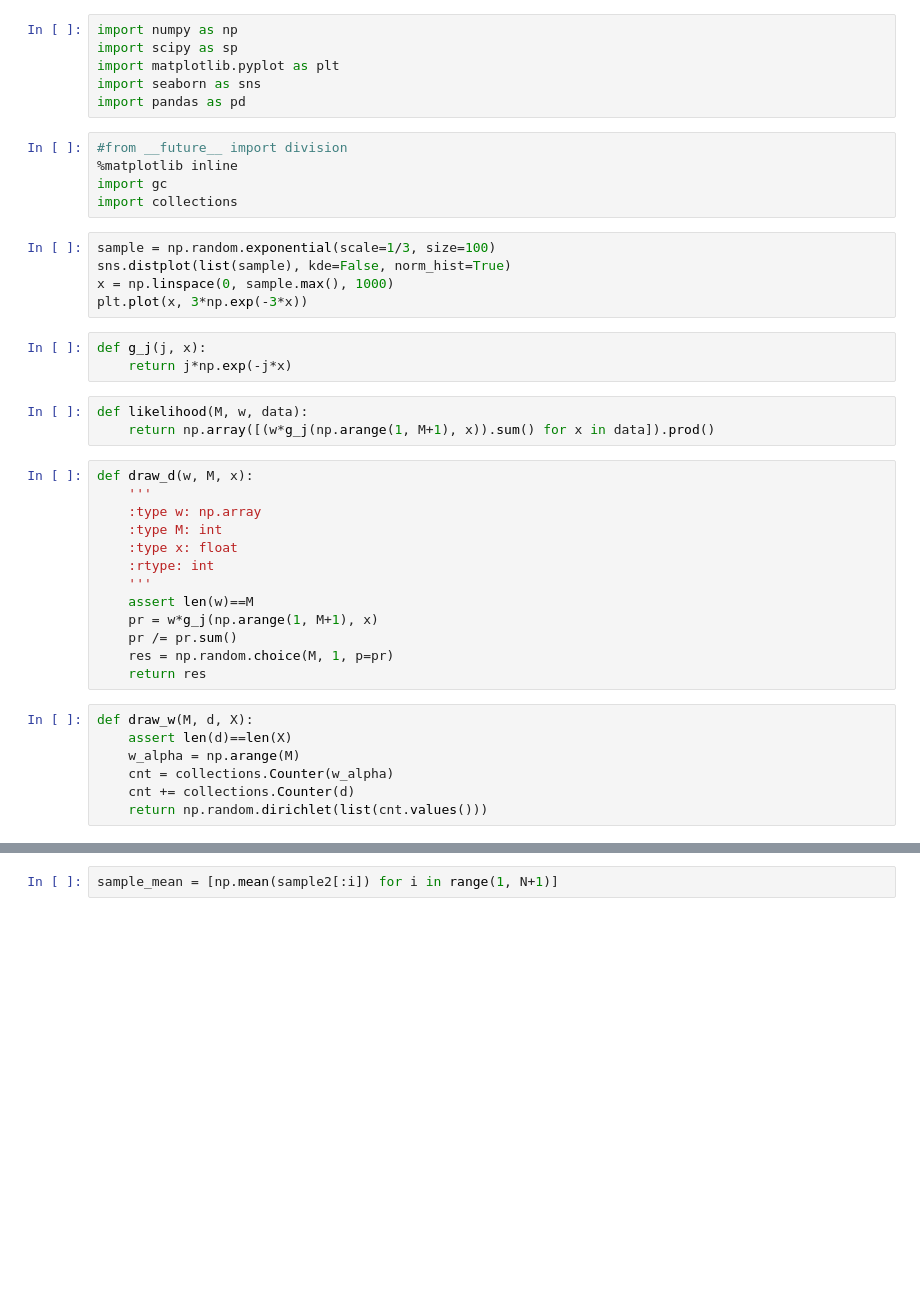
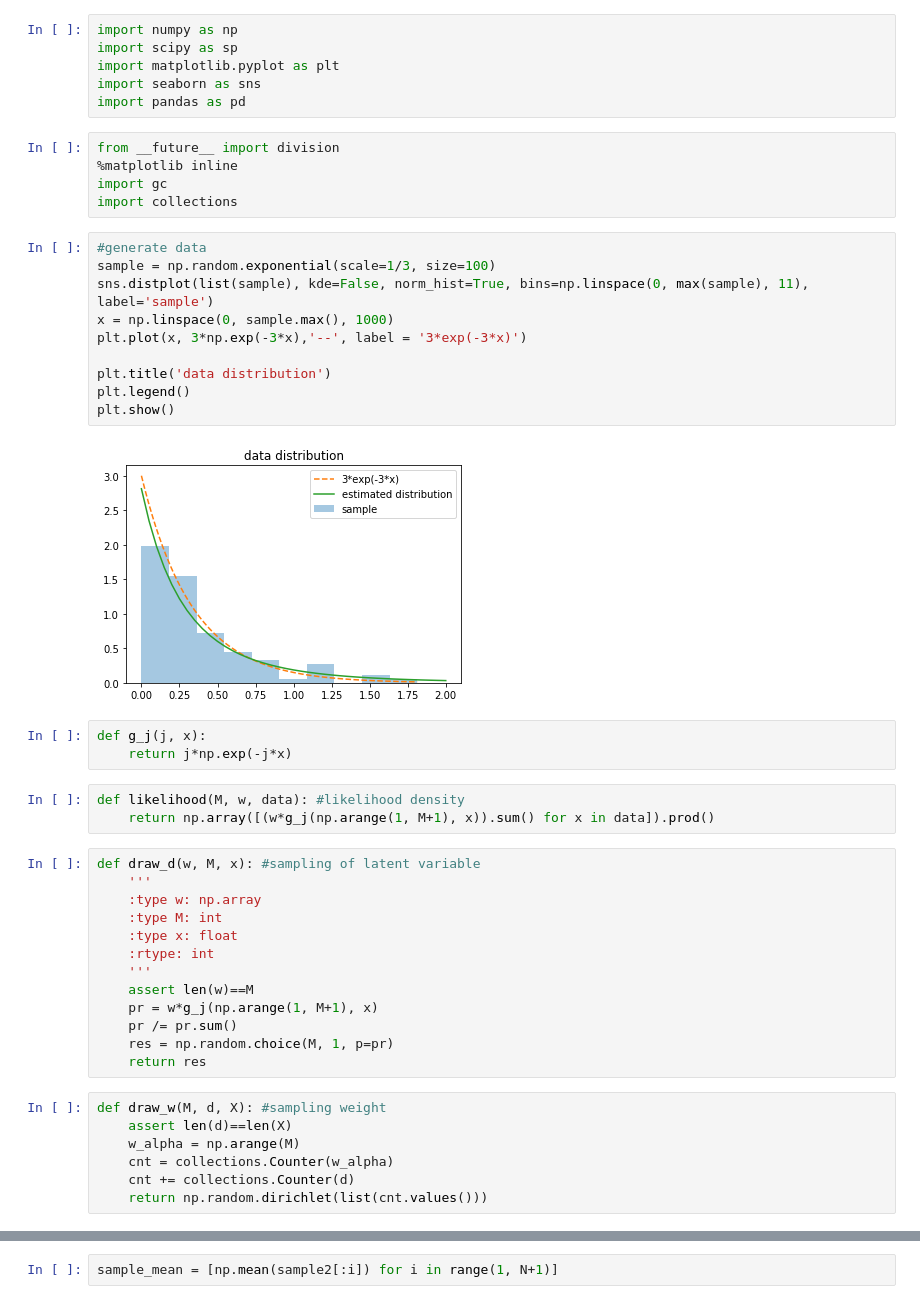
Before and after one commit to west5678/MCMC, a Jupyter notebook: hw5/Homework 5.ipynb, the cells around one changed output, grey strips where cells are left out. Cells and saved outputs as stored; diff of their text form; blank space fills up the shorter version.

```diff
--- a/hw5/Homework 5.ipynb
+++ b/hw5/Homework 5.ipynb
@@ -5,23 +5,30 @@ import matplotlib.pyplot as plt
 import seaborn as sns
 import pandas as pd
 # %%
-#from __future__ import division
+from __future__ import division
 %matplotlib inline
 import gc
 import collections
 # %%
+#generate data
 sample = np.random.exponential(scale=1/3, size=100)
-sns.distplot(list(sample), kde=False, norm_hist=True)
+sns.distplot(list(sample), kde=False, norm_hist=True, bins=np.linspace(0, max(sample), 11), label='sample')
 x = np.linspace(0, sample.max(), 1000)
-plt.plot(x, 3*np.exp(-3*x))
+plt.plot(x, 3*np.exp(-3*x),'--', label = '3*exp(-3*x)')
+
+plt.title('data distribution')
+plt.legend()
+plt.show()
+# %% [output]
+[figure, added]
 # %%
 def g_j(j, x):
     return j*np.exp(-j*x)
 # %%
-def likelihood(M, w, data):
+def likelihood(M, w, data): #likelihood density
     return np.array([(w*g_j(np.arange(1, M+1), x)).sum() for x in data]).prod()
 # %%
-def draw_d(w, M, x):
+def draw_d(w, M, x): #sampling of latent variable
     '''
     :type w: np.array
     :type M: int
@@ -34,7 +41,7 @@ def draw_d(w, M, x):
     res = np.random.choice(M, 1, p=pr)
     return res
 # %%
-def draw_w(M, d, X):
+def draw_w(M, d, X): #sampling weight
     assert len(d)==len(X)
     w_alpha = np.arange(M)
     cnt = collections.Counter(w_alpha)
```
Also changed, not shown: parts of 21 cells of this notebook, 1 other file.
